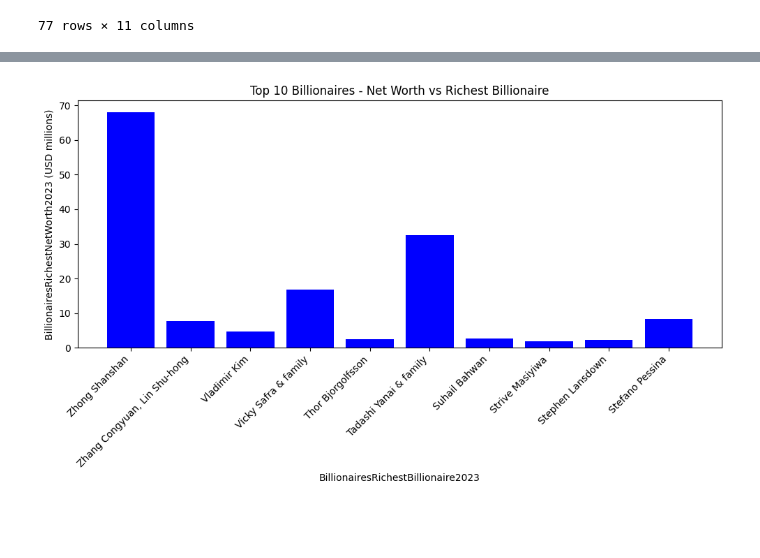
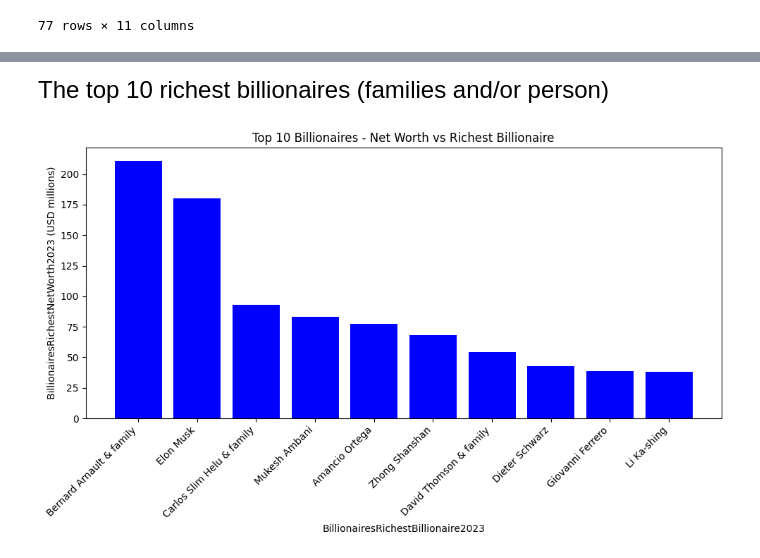
Before and after one commit to LFMoya01/Luis-s_portfolio, a Jupyter notebook: Billionaires.ipynb, the cells around one changed output, grey strips where cells are left out. Cells and saved outputs as stored; diff of their text form; code cells hidden in the pictures; blank space fills up the shorter version.

```diff
--- a/Billionaires.ipynb
+++ b/Billionaires.ipynb
@@ -158,23 +160,27 @@ world_map.save('billionaires_heatmap.html')  # Save the map as an HTML file
 display(world_map)
 # %% [output]
 [interactive output not drawn]
+# %% [markdown]
+<font size="5"> The top 10 richest billionaires (families and/or person)
 # %%
-# Sort the DataFrame by 'BillionairesRichestBillionaire2023' in descending order
-sorted_data = data.sort_values(by='BillionairesRichestBillionaire2023', ascending=False)
+# Replace 'BillionairesRichestBillionaire2023' and 'BillionairesRichestNetWorth2023' with the actual column names
+
+# Sort the DataFrame by 'BillionairesRichestNetWorth2023' in descending order
+sorted_data = data.sort_values(by='BillionairesRichestNetWorth2023', ascending=False)
 
 # Select the top 10 values
 top_10_data = sorted_data.head(10)
 
 # Create a bar chart
 plt.figure(figsize=(10, 6))
 plt.bar(top_10_data['BillionairesRichestBillionaire2023'], top_10_data['BillionairesRichestNetWorth2023'], color='blue')
 plt.xlabel('BillionairesRichestBillionaire2023')
 plt.ylabel('BillionairesRichestNetWorth2023 (USD millions)')
 plt.title('Top 10 Billionaires - Net Worth vs Richest Billionaire')
 plt.xticks(rotation=45, ha='right')  # Rotate x-axis labels for better readability
 plt.tight_layout()
 
 # Show the plot
 plt.show()
 # %% [output]
-[figure, old version]
+[figure, new version]
```
Also changed, not shown: parts of 4 cells of this notebook.
